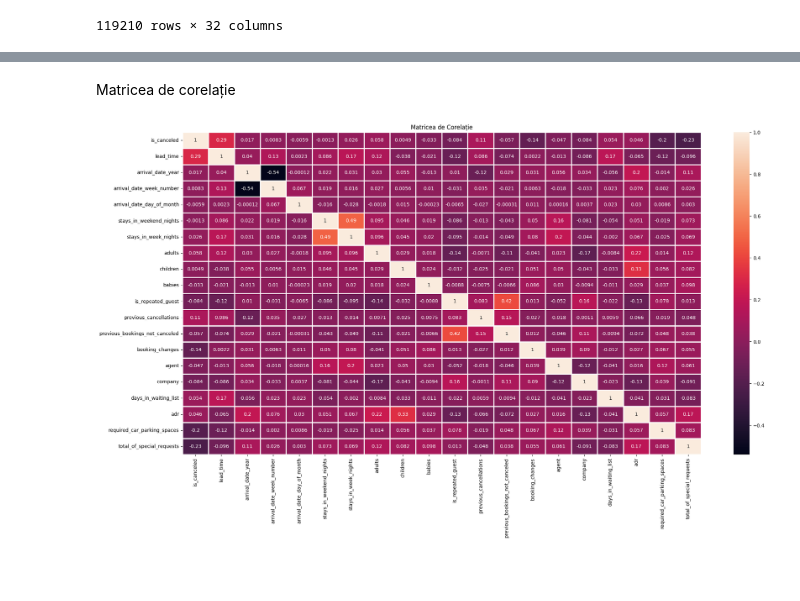
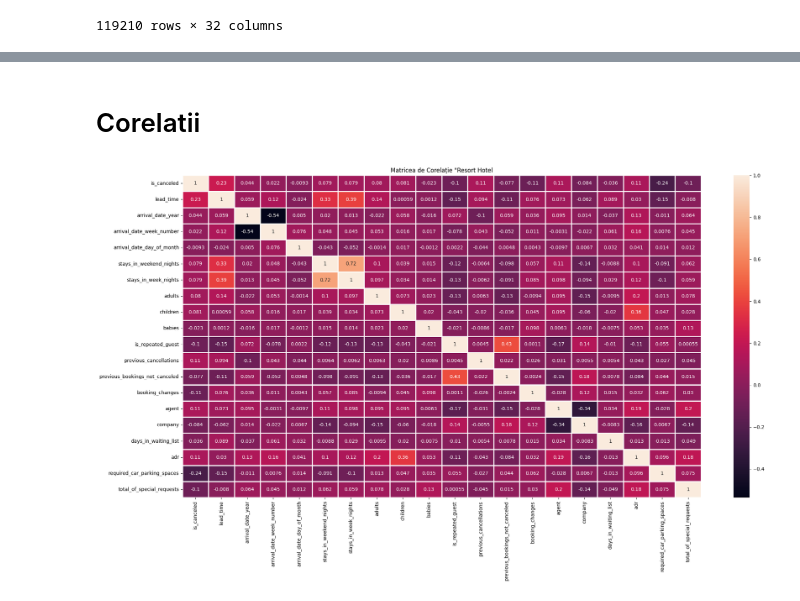
Before and after one commit to Mknz10/Proiect-Sisteme-Inteligente, a Jupyter notebook: BookingDemand.ipynb, the cells around one changed output, grey strips where cells are left out. Drawn from its saved outputs; the diff is of its cells as text; code cells hidden in the pictures; blank space fills up the shorter version.

```diff
--- a/BookingDemand.ipynb
+++ b/BookingDemand.ipynb
@@ -128,10 +138,12 @@ for col in columns_to_plot:
 # %% [markdown]
-Matricea de corelație
+# Corelatii
+# %%
+dataResort = df[df['hotel'] == 'Resort Hotel']
+dataCity = df[df['hotel'] == 'City Hotel']
 # %%
 plt.figure(figsize=(24, 12))
-corr = df.corr(numeric_only=True)
-sns.heatmap(corr, annot=True, linewidths=1)
-plt.title('Matricea de Corelație')
+sns.heatmap(dataResort.corr(numeric_only=True) , annot=True, linewidths=1)
+plt.title('Matricea de Corelație "Resort Hotel')
 plt.show()
 # %% [output]
-[figure, old version]
+[figure, new version]
```
Also changed, not shown: parts of 25 cells of this notebook.
